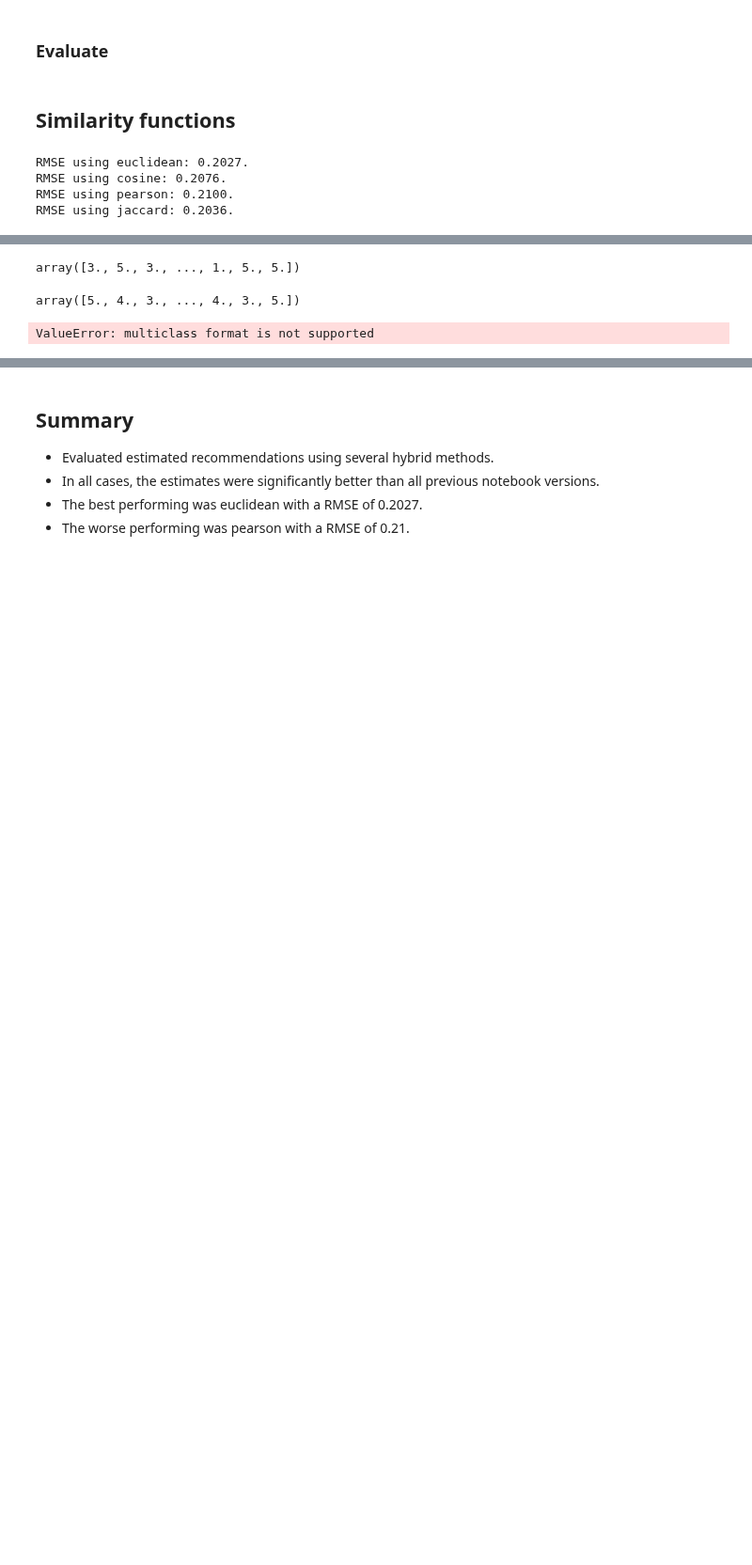
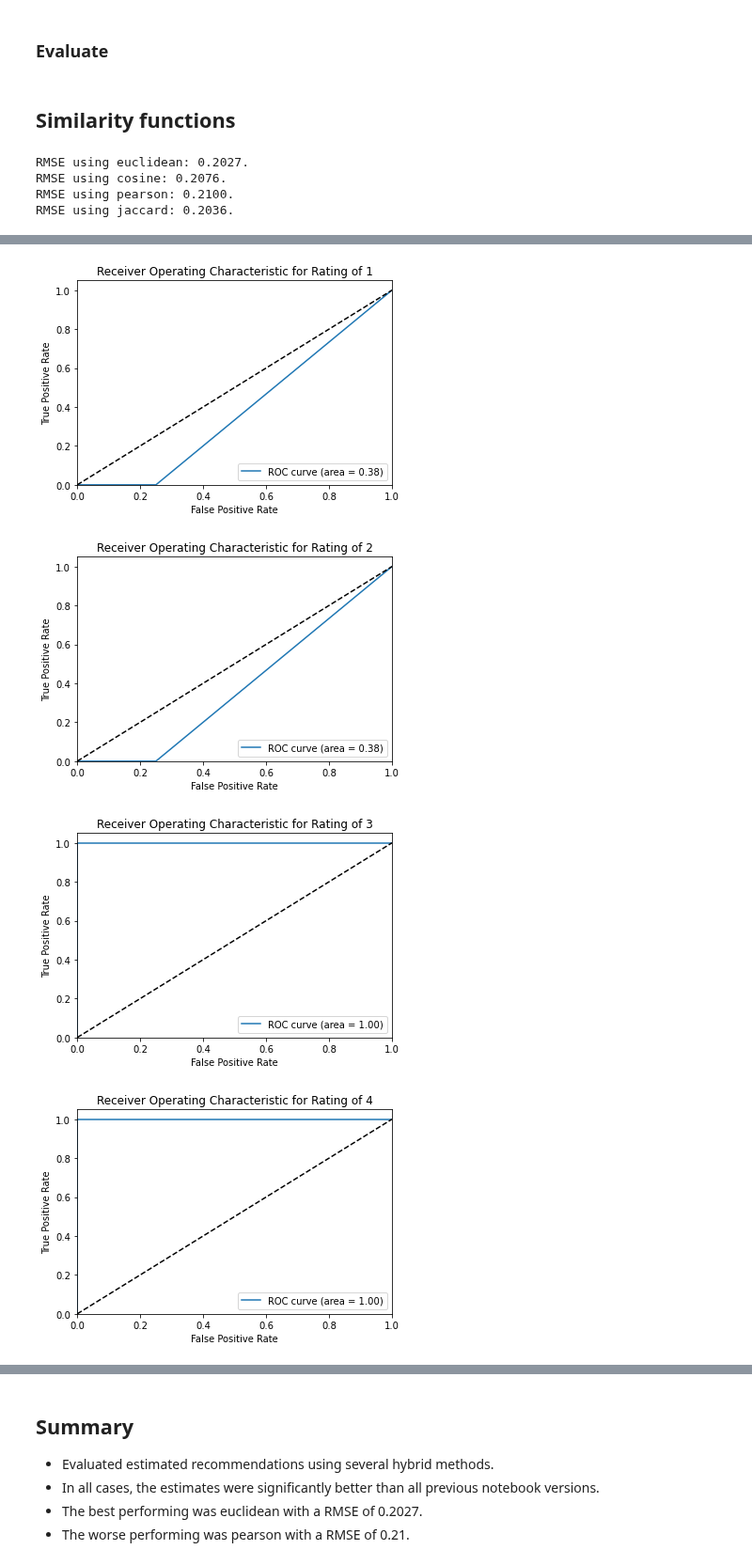
Before and after one commit to JasonCaldwellMBA/Grocery_Recommender, a Jupyter notebook: Notebooks/Modeling_Recommendation_Hybrid_v3.ipynb, the cells around one changed output, grey strips where cells are left out. Shown at 94% size. Drawn from its saved outputs; the diff is of its cells as text; code cells hidden in the pictures; blank space fills up the shorter version.

Commit message:
Add ROC curve and plot

```diff
--- a/Notebooks/Modeling_Recommendation_Hybrid_v3.ipynb
+++ b/Notebooks/Modeling_Recommendation_Hybrid_v3.ipynb
@@ -131,15 +136,34 @@ y_score = np.array([rec.estimate(u,i) for (u,i) in ids_to_estimate])
 y_score[np.isnan(y_score)] = 4.0
 y_true = df_test.overall.values
-# %%
-y_score = np.rint(y_score)
-y_score
-# %% [output]
-array([3., 5., 3., ..., 1., 5., 5.])
-# %%
-y_true
-# %% [output]
-array([5., 4., 3., ..., 4., 3., 5.])
-# %%
-roc_curve(y_true, y_score)
-# %% [output]
-ValueError: multiclass format is not supported
+# %%
+y_true_bi = label_binarize(y_true, classes=[1,2,3,4,5])
+# Make both np arrays int for comparison.
+y_score = np.rint(y_score)
+y_score_bi = label_binarize(y_score, classes=[1,2,3,4,5])
+n_classes = 5
+# %%
+fpr = dict()
+tpr = dict()
+roc_auc = dict()
+
+for i in range(n_classes):
+    fpr[i], tpr[i], threshold = roc_curve(y_true_bi[i], y_score_bi[i])
+    roc_auc[i] = auc(fpr[i], tpr[i])
+# %%
+# Plot ROC curve
+for i in range(n_classes):
+    plt.figure()
+    plt.plot(fpr[i], tpr[i], label='ROC curve (area = %0.2f)' % roc_auc[i])
+    plt.plot([0, 1], [0, 1], 'k--')
+    plt.xlim([0.0, 1.0])
+    plt.ylim([0.0, 1.05])
+    plt.xlabel('False Positive Rate')
+    plt.ylabel('True Positive Rate')
+    plt.title(f'Receiver Operating Characteristic for Rating of {i + 1}')
+    plt.legend(loc="lower right")
+    plt.show()
+# %% [output]
+[figure, added]
+[figure, added]
+[figure, added]
+[figure, added]
```
Also changed, not shown: parts of 6 cells of this notebook.
